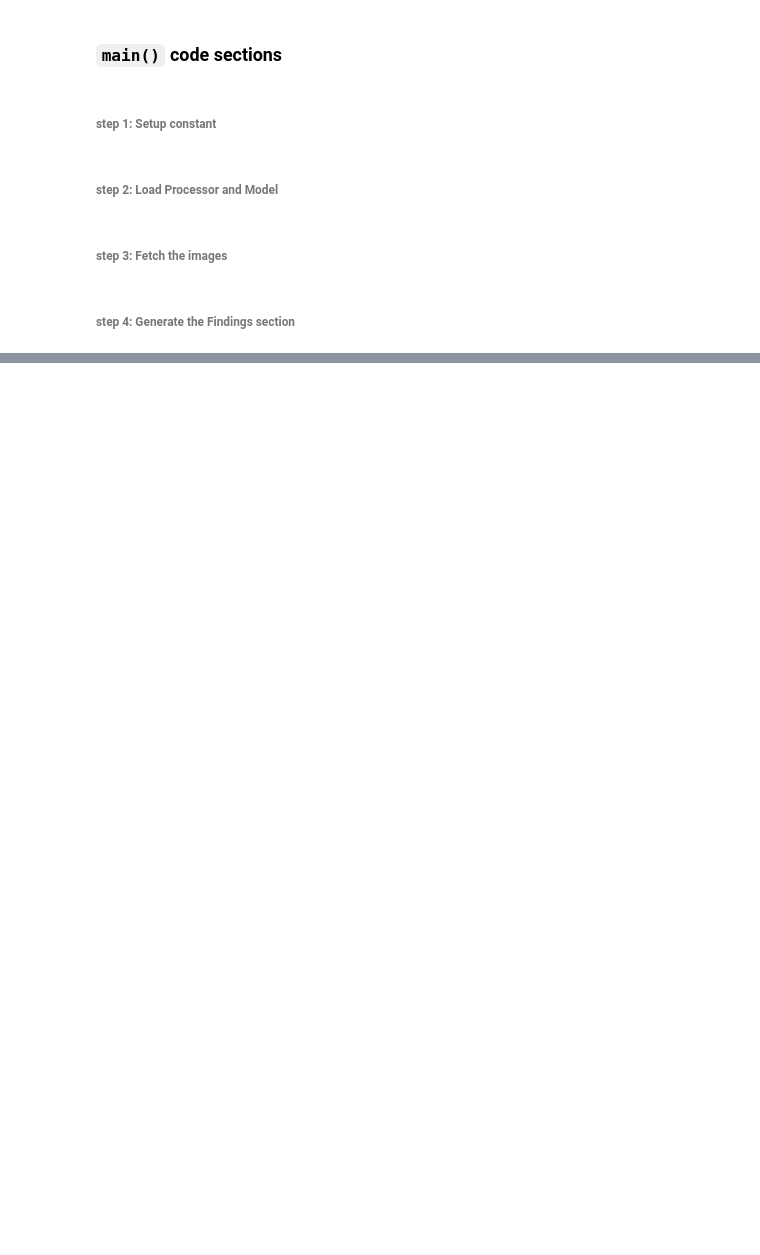
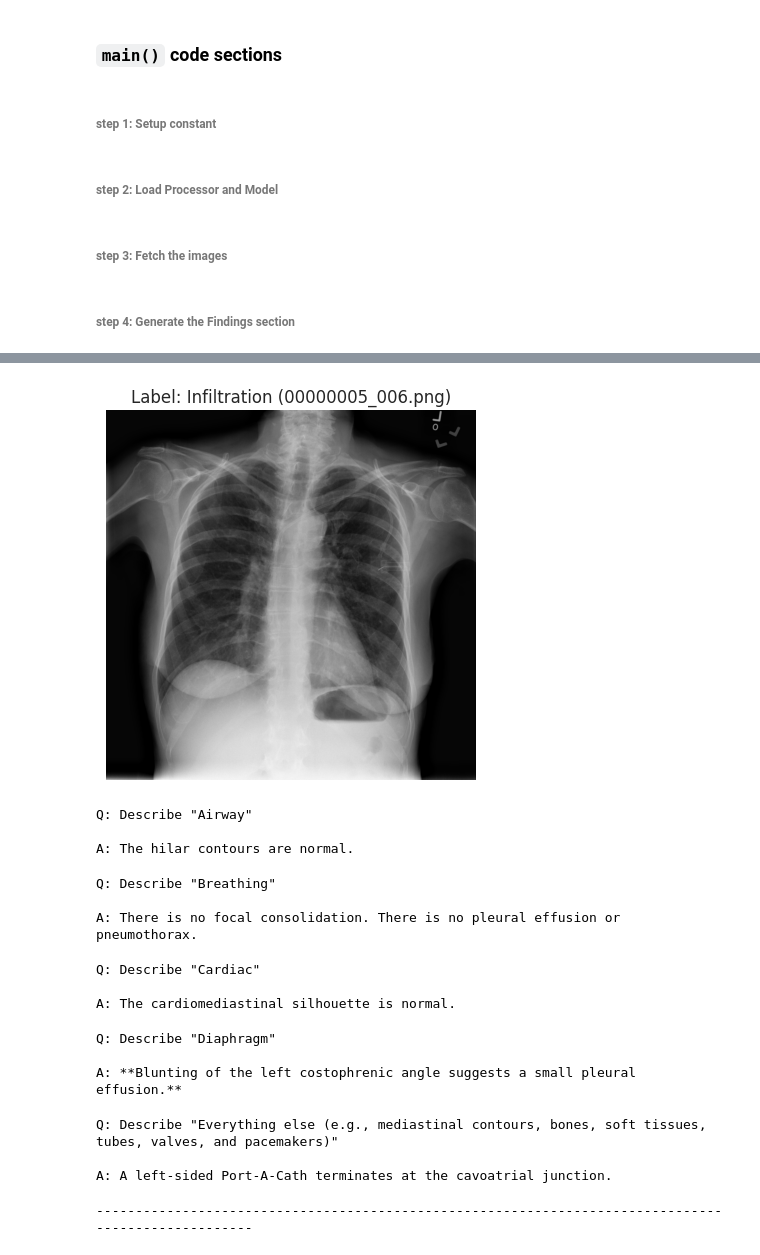
Before and after one commit to mark-rustad/CheXagent, a Jupyter notebook: get_started.ipynb, the cells around one changed output, grey strips where cells are left out. Saved outputs shown, nothing was run; the diff lists cells and outputs as text; code cells hidden in the pictures; blank space fills up the shorter version.

```diff
--- a/get_started.ipynb
+++ b/get_started.ipynb
@@ -153 +223,42 @@ for anatomy in anatomies:
+# %%
+warnings.filterwarnings("ignore", category=UserWarning)
+
+anatomies = [
+    "Airway",
+    "Breathing",
+    "Cardiac",
+    "Diaphragm",
+    "Everything else (e.g., mediastinal contours, bones, soft tissues, tubes, valves, and pacemakers)",
+]
+
+for _, row in subset.sample(1).iterrows():
+    images = [Image.open(row["image_path"]).convert("RGB")]
+    img_name, label = row["image_index"], row["finding_labels"]
+    title = f"Label: {label} ({img_name})"
+    plot_img(image=images[0], title=title)
+    for anatomy in anatomies:
+        prompt = f'Describe "{anatomy}"'
+        response = generate(images, prompt, processor, model, device, dtype, generation_config)
+        print(f"Q: {prompt}\n\nA: {response}\n\n")
+    print("-" * 100)
+
+warnings.resetwarnings()
+# %% [output]
+[figure, added]
+Q: Describe "Airway"
+
+A: The hilar contours are normal.
+Q: Describe "Breathing"
+
+A: There is no focal consolidation. There is no pleural effusion or pneumothorax.
+Q: Describe "Cardiac"
+
+A: The cardiomediastinal silhouette is normal.
+Q: Describe "Diaphragm"
+
+A: **Blunting of the left costophrenic angle suggests a small pleural effusion.**
+Q: Describe "Everything else (e.g., mediastinal contours, bones, soft tissues, tubes, valves, and pacemakers)"
+
+A: A left-sided Port-A-Cath terminates at the cavoatrial junction.
+----------------------------------------------------------------------------------------------------
 # %%
```
Also changed, not shown: parts of 13 cells of this notebook, 1 other file.
